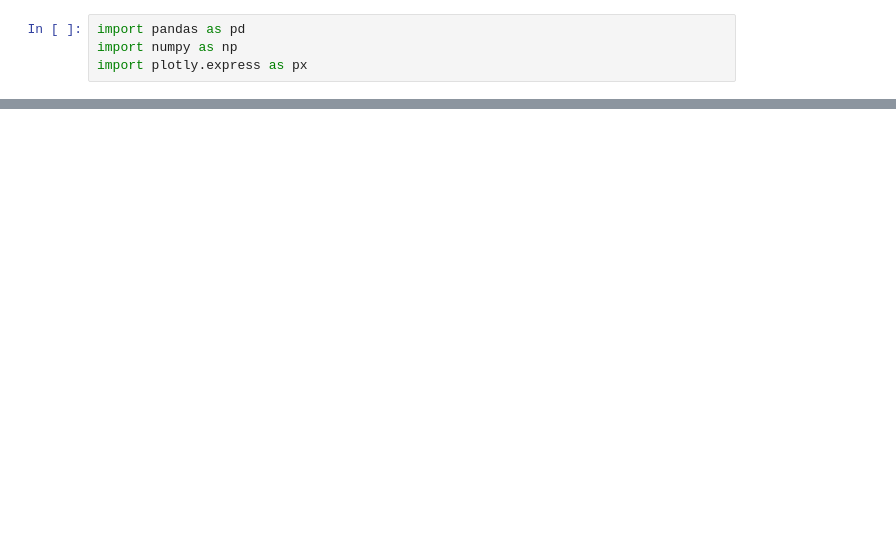
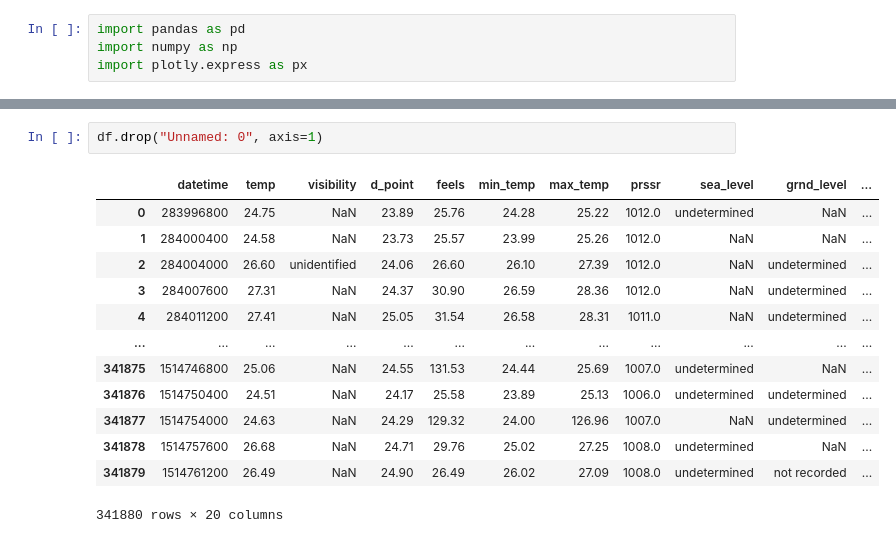
Before and after one commit to Juethro/DataQuest_2023_NewQuest, a Jupyter notebook: DataQuest2023.ipynb, the cells around one changed output, grey strips where cells are left out. Drawn from its saved outputs; the diff is of its cells as text; blank space fills up the shorter version.

```diff
--- a/DataQuest2023.ipynb
+++ b/DataQuest2023.ipynb
@@ -27,3 +23,19 @@ Warning: total number of rows (341880) exceeds max_rows (20000). Limiting to fir
+# %%
+df.drop("Unnamed: 0", axis=1)
+# %% [output]
+|  | datetime | temp | visibility | d_point | feels | min_temp | max_temp | prssr | sea_level | grnd_level | ... |
+| 0 | 283996800 | 24.75 | NaN | 23.89 | 25.76 | 24.28 | 25.22 | 1012.0 | undetermined | NaN | ... |
+| 1 | 284000400 | 24.58 | NaN | 23.73 | 25.57 | 23.99 | 25.26 | 1012.0 | NaN | NaN | ... |
+| 2 | 284004000 | 26.60 | unidentified | 24.06 | 26.60 | 26.10 | 27.39 | 1012.0 | NaN | undetermined | ... |
+| 3 | 284007600 | 27.31 | NaN | 24.37 | 30.90 | 26.59 | 28.36 | 1012.0 | NaN | undetermined | ... |
+| 4 | 284011200 | 27.41 | NaN | 25.05 | 31.54 | 26.58 | 28.31 | 1011.0 | NaN | undetermined | ... |
+| ... | ... | ... | ... | ... | ... | ... | ... | ... | ... | ... | ... |
+| 341875 | 1514746800 | 25.06 | NaN | 24.55 | 131.53 | 24.44 | 25.69 | 1007.0 | undetermined | NaN | ... |
+| 341876 | 1514750400 | 24.51 | NaN | 24.17 | 25.58 | 23.89 | 25.13 | 1006.0 | undetermined | undetermined | ... |
+| 341877 | 1514754000 | 24.63 | NaN | 24.29 | 129.32 | 24.00 | 126.96 | 1007.0 | NaN | undetermined | ... |
+| 341878 | 1514757600 | 26.68 | NaN | 24.71 | 29.76 | 25.02 | 27.25 | 1008.0 | undetermined | NaN | ... |
+| 341879 | 1514761200 | 26.49 | NaN | 24.90 | 26.49 | 26.02 | 27.09 | 1008.0 | undetermined | not recorded | ... |
+341880 rows × 20 columns
 # %%
 df.info()
 # %% [output]
```
Also changed, not shown: parts of 6 cells of this notebook.
